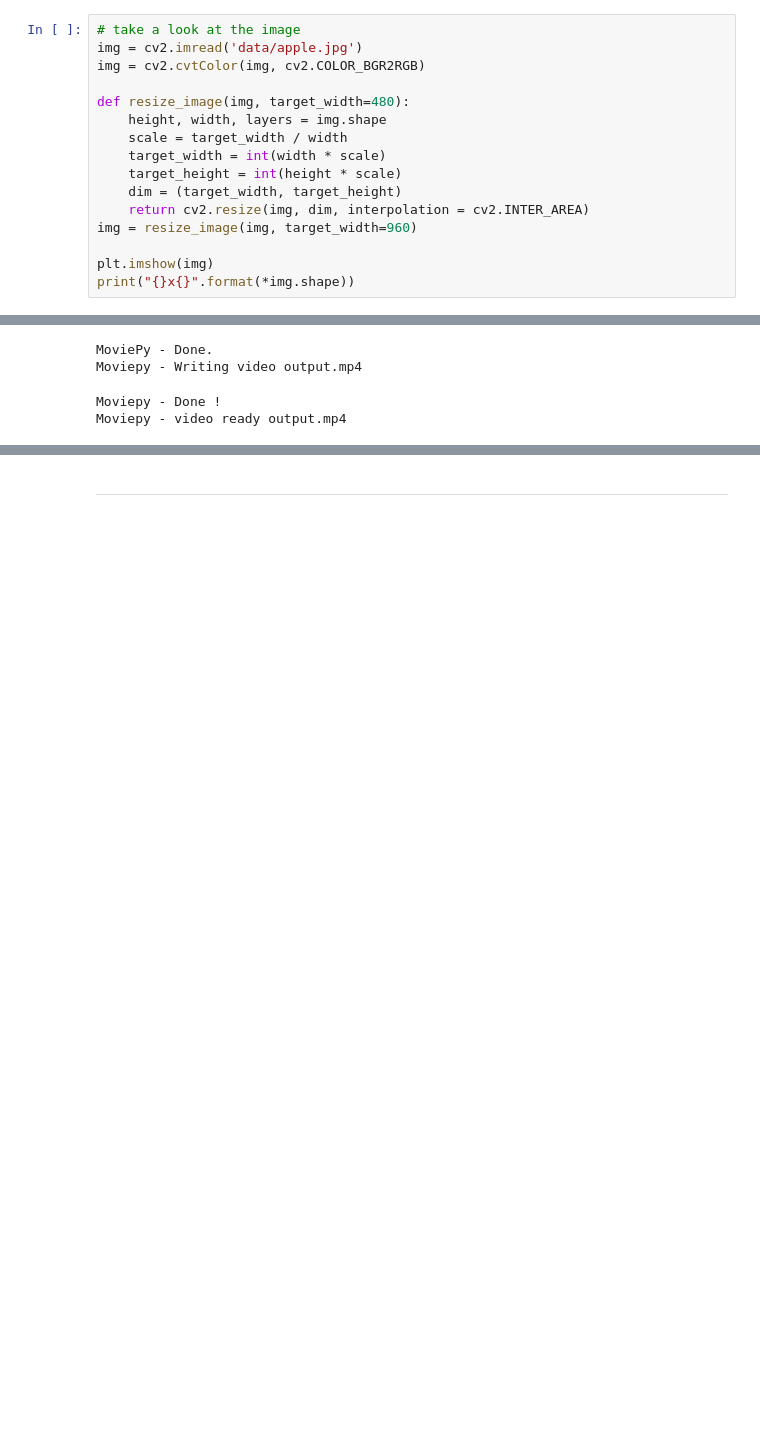
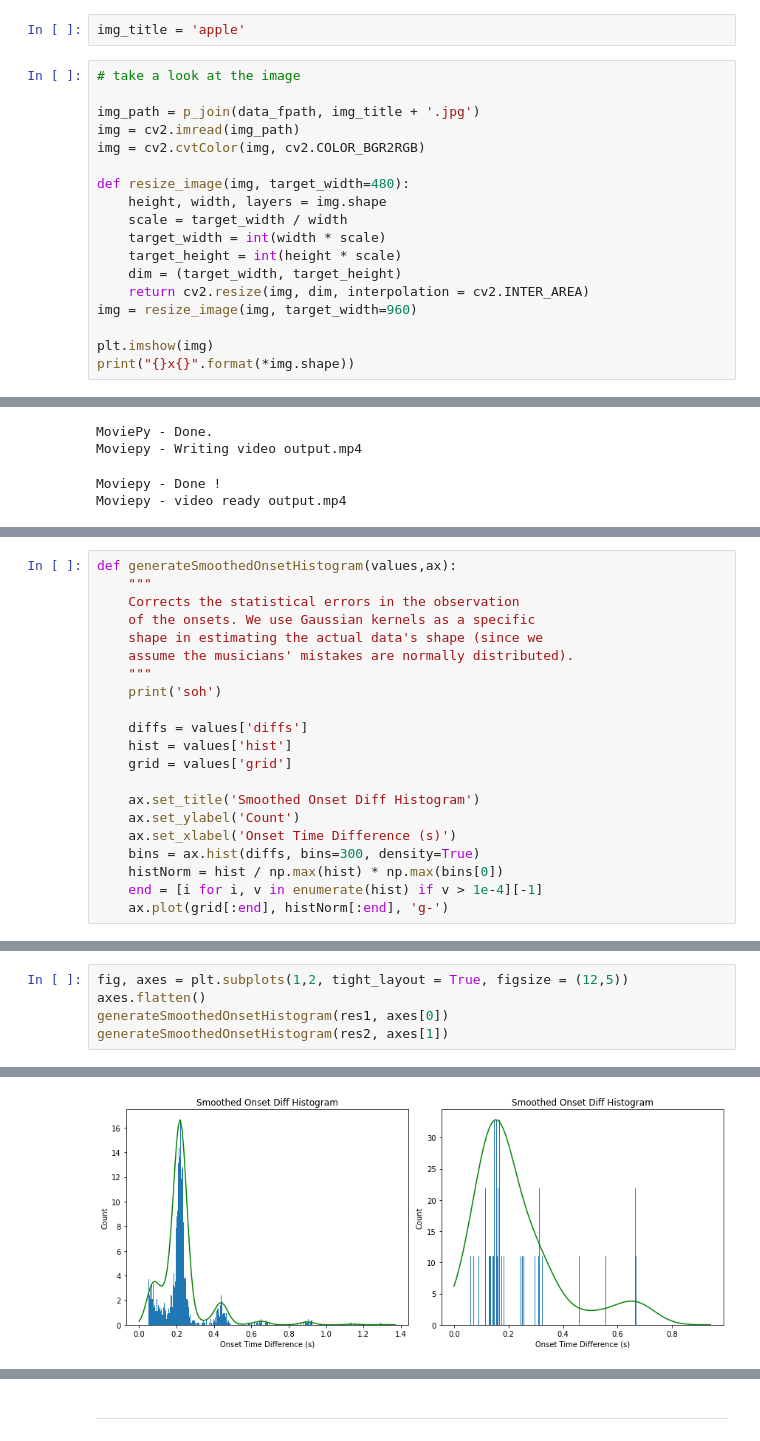
Before and after one commit to DeterjoSimon/AudioImagers, a Jupyter notebook: General_pipeline.ipynb, the cells around one changed output, grey strips where cells are left out. Cells and saved outputs as stored; diff of their text form; blank space fills up the shorter version.

```diff
--- a/General_pipeline.ipynb
+++ b/General_pipeline.ipynb
@@ -56,6 +61,10 @@ print(len(audio)/ sr, len(audio), sr)
+# %%
+img_title = 'apple'
 # %%
 # take a look at the image
-img = cv2.imread('data/apple.jpg')
+
+img_path = p_join(data_fpath, img_title + '.jpg')
+img = cv2.imread(img_path)
 img = cv2.cvtColor(img, cv2.COLOR_BGR2RGB)
 
 def resize_image(img, target_width=480):
@@ -559,0 +616,21 @@ for file in ["demo1_freqbins", "demo2_brightness_spiral", "demo3_full"]:
+# %%
+def generateSmoothedOnsetHistogram(values,ax):
+    """
+    Corrects the statistical errors in the observation
+    of the onsets. We use Gaussian kernels as a specific
+    shape in estimating the actual data's shape (since we
+    assume the musicians' mistakes are normally distributed).
+    """
+    print('soh')
+
+    diffs = values['diffs']
+    hist = values['hist']
+    grid = values['grid']
+
+    ax.set_title('Smoothed Onset Diff Histogram')
+    ax.set_ylabel('Count')
+    ax.set_xlabel('Onset Time Difference (s)')
+    bins = ax.hist(diffs, bins=300, density=True)
+    histNorm = hist / np.max(hist) * np.max(bins[0])
+    end = [i for i, v in enumerate(hist) if v > 1e-4][-1]
+    ax.plot(grid[:end], histNorm[:end], 'g-')
@@ -559,0 +645,6 @@ for file in ["demo1_freqbins", "demo2_brightness_spiral", "demo3_full"]:
+# %%
+fig, axes = plt.subplots(1,2, tight_layout = True, figsize = (12,5))
+axes.flatten()
+generateSmoothedOnsetHistogram(res1, axes[0])
+generateSmoothedOnsetHistogram(res2, axes[1])
+# %% [output]
@@ -559,0 +653 @@ for file in ["demo1_freqbins", "demo2_brightness_spiral", "demo3_full"]:
+[figure, added]
```
Also changed, not shown: parts of 28 cells of this notebook.
